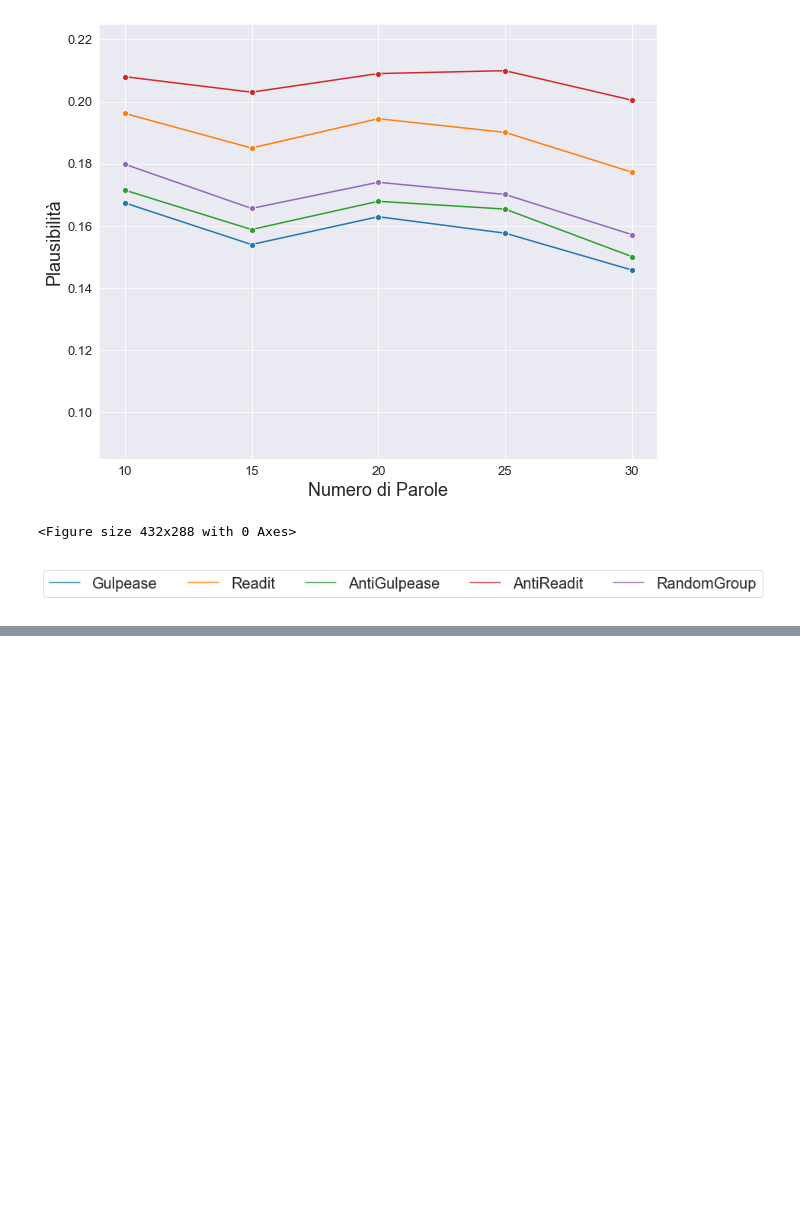
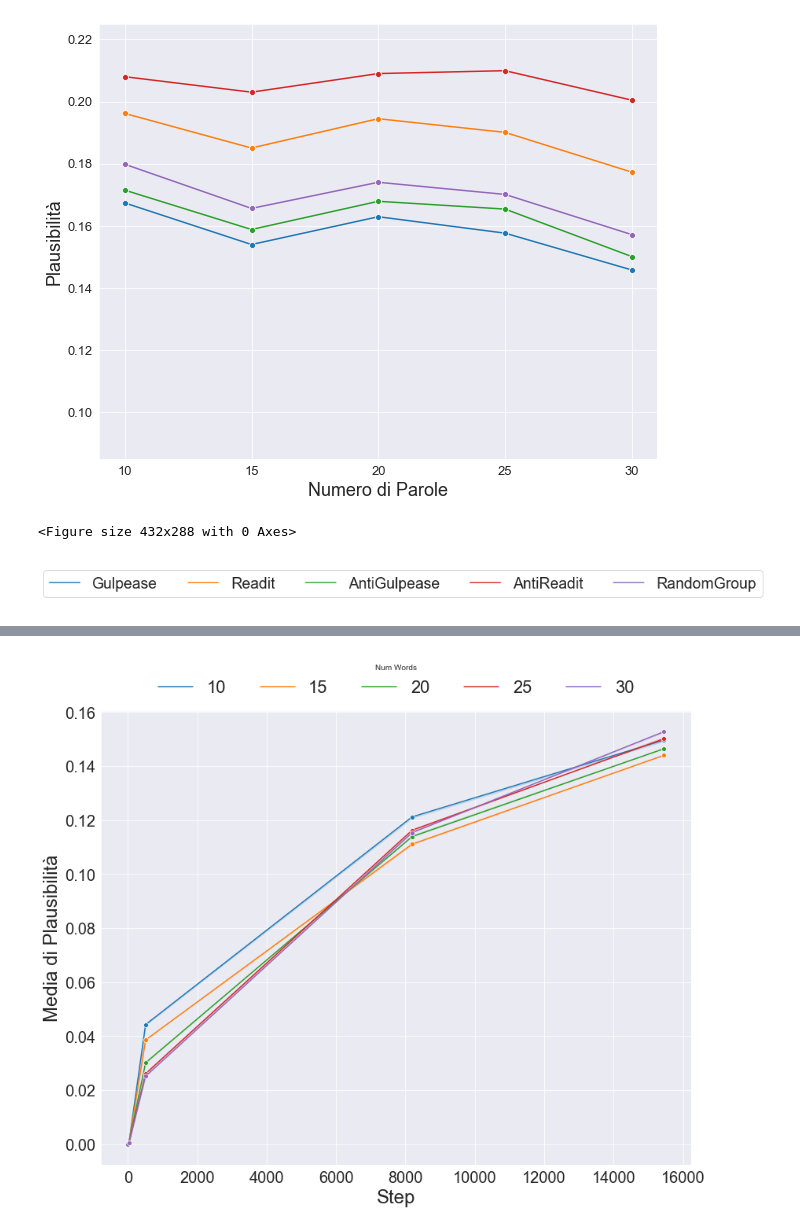
Before and after one commit to alicebergonzini/LM_pretraining, a Jupyter notebook: data_analysis.ipynb, the cells around one changed output, grey strips where cells are left out. Drawn from its saved outputs; the diff is of its cells as text; code cells hidden in the pictures; blank space fills up the shorter version.

```diff
--- a/data_analysis.ipynb
+++ b/data_analysis.ipynb
@@ -1151,0 +1311,41 @@ wiki     10             0.171499    0.208014  0.167383     0.179840  0.196196
+# %%
+
+# Lista dei modelli e degli step
+all_models = ["pp_readit_c", "pp_antireadit_c", "pp_gulp_c", "pp_antigulp_c", "pp_randomg_c"]
+checkpoints = ["2", "32", "512", "8192", "15449"]
+
+# Creiamo un nuovo DataFrame per memorizzare le medie su ciascun checkpoint per ogni lunghezza di frase
+df_melted = pd.DataFrame()
+
+for checkpoint in checkpoints:
+    # Calcola la media dei modelli su ogni checkpoint
+    df_melted[checkpoint] = frasi_totale[[f"{model}{checkpoint}" for model in all_models]].mean(axis=1)
+
+# Aggiungi le colonne 'text' e 'num_words'
+df_melted["text"] = frasi_totale["text"]
+df_melted["num_words"] = frasi_totale["num_words"]
+
+# Effettuiamo un melt per ottenere il formato lungo per Seaborn
+df_melted = pd.melt(df_melted, id_vars=['text', 'num_words'],
+                    value_vars=checkpoints,
+                    var_name='Step', value_name='Value')
+
+# Converti 'Step' in valori numerici per la rappresentazione corretta nel grafico
+df_melted['Step'] = df_melted['Step'].astype(int)
+
+# Creazione del grafico
+plt.figure(figsize=(12, 10))
+plot = sns.lineplot(x='Step', y='Value', hue='num_words', data=df_melted, marker='o', ci=False, palette=sns.color_palette("tab10")[:5])
+
+# Aggiungi etichette e titolo
+plt.xlabel('Step', fontsize=24)
+plt.ylabel('Media di Plausibilità', fontsize=24)
+plt.legend(title="Num Words", loc='lower center', bbox_to_anchor=(0.5, 1), ncol=5, fontsize=22, frameon=False)
+plt.xticks(fontsize=20)
+plt.yticks(fontsize=20)
+
+# Mostra il grafico
+plt.tight_layout()
+plt.show()
+# %% [output]
+[figure, added]
```
Also changed, not shown: parts of 15 cells of this notebook.
